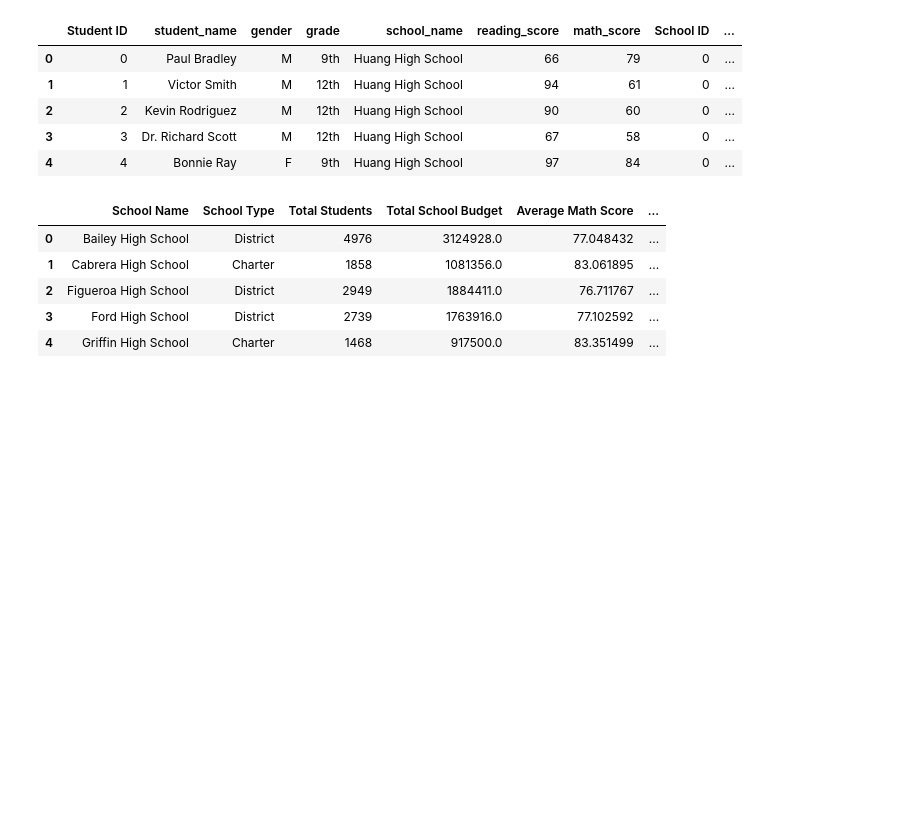
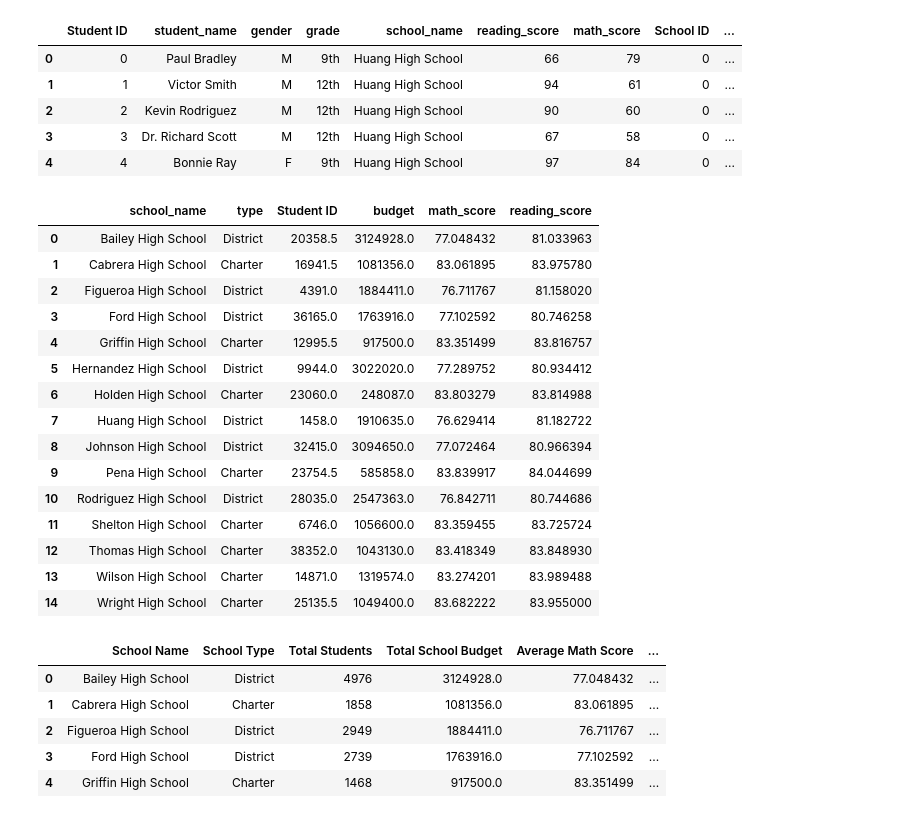
Before and after one commit to shaunclarke2333/Pandas, a Jupyter notebook: PyCitySchools_starter.ipynb, the cells around one changed output. Saved outputs shown, nothing was run; the diff lists cells and outputs as text; code cells hidden in the pictures; blank space fills up the shorter version.

```diff
--- a/PyCitySchools_starter.ipynb
+++ b/PyCitySchools_starter.ipynb
@@ -169,10 +169,27 @@ school_data_complete.head()
 # %%
 rest_of_frame = school_data_complete.loc[:,["school_name","Student ID", "type", "budget", "math_score", "reading_score"]]
 rest_of_frame.apply(pd.Series.value_counts)
 gr_rest_of_frame = rest_of_frame.groupby(["school_name", "type"], as_index=False)
 
 summary_df = gr_rest_of_frame.mean()
-#summary_df
+summary_df
+# %% [output]
+|  | school_name | type | Student ID | budget | math_score | reading_score |
+| 0 | Bailey High School | District | 20358.5 | 3124928.0 | 77.048432 | 81.033963 |
+| 1 | Cabrera High School | Charter | 16941.5 | 1081356.0 | 83.061895 | 83.975780 |
+| 2 | Figueroa High School | District | 4391.0 | 1884411.0 | 76.711767 | 81.158020 |
+| 3 | Ford High School | District | 36165.0 | 1763916.0 | 77.102592 | 80.746258 |
+| 4 | Griffin High School | Charter | 12995.5 | 917500.0 | 83.351499 | 83.816757 |
+| 5 | Hernandez High School | District | 9944.0 | 3022020.0 | 77.289752 | 80.934412 |
+| 6 | Holden High School | Charter | 23060.0 | 248087.0 | 83.803279 | 83.814988 |
+| 7 | Huang High School | District | 1458.0 | 1910635.0 | 76.629414 | 81.182722 |
+| 8 | Johnson High School | District | 32415.0 | 3094650.0 | 77.072464 | 80.966394 |
+| 9 | Pena High School | Charter | 23754.5 | 585858.0 | 83.839917 | 84.044699 |
+| 10 | Rodriguez High School | District | 28035.0 | 2547363.0 | 76.842711 | 80.744686 |
+| 11 | Shelton High School | Charter | 6746.0 | 1056600.0 | 83.359455 | 83.725724 |
+| 12 | Thomas High School | Charter | 38352.0 | 1043130.0 | 83.418349 | 83.848930 |
+| 13 | Wilson High School | Charter | 14871.0 | 1319574.0 | 83.274201 | 83.989488 |
+| 14 | Wright High School | Charter | 25135.5 | 1049400.0 | 83.682222 | 83.955000 |
 # %%
 
 tot_stu = gr_rest_of_frame["Student ID"].count()
```
Also changed, not shown: parts of 11 cells of this notebook.
